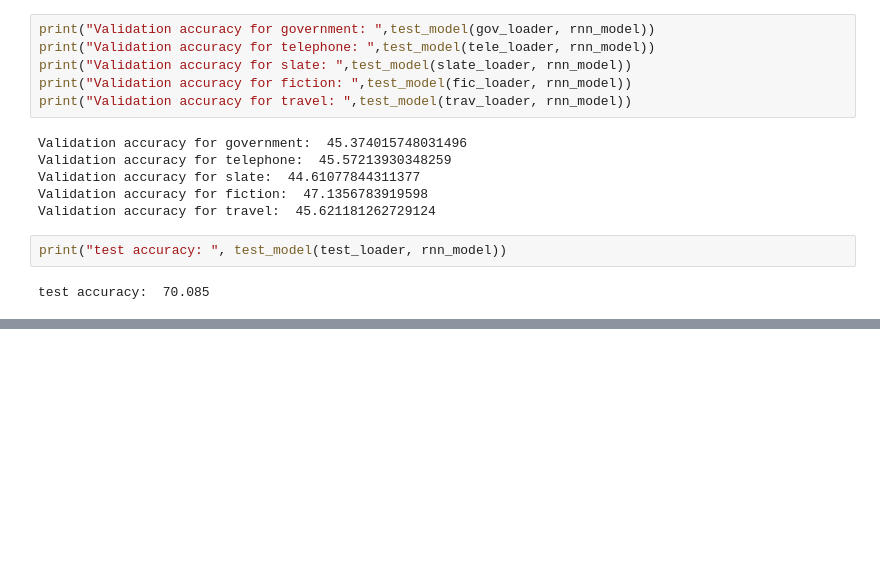
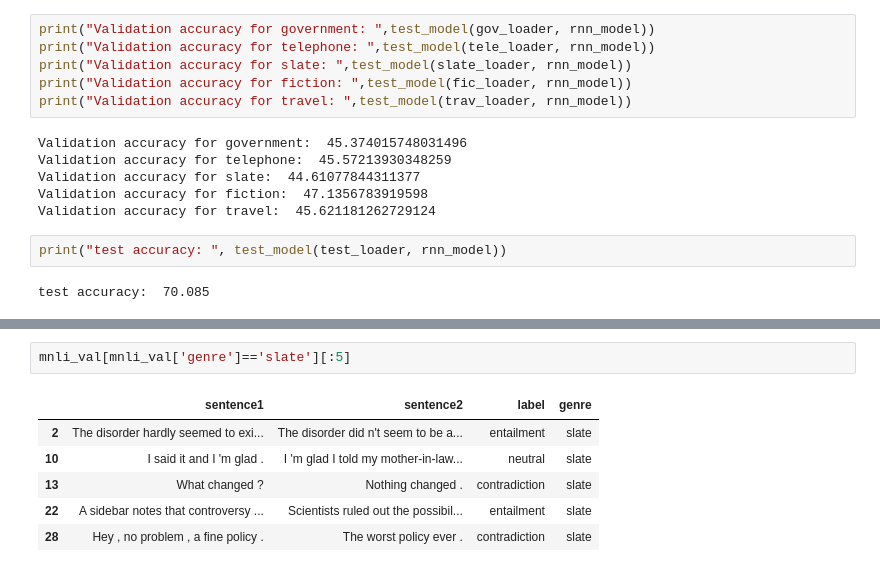
Before and after one commit to AMS889/DS-GA1011_Homework2, a Jupyter notebook: Homework2.ipynb, the cells around one changed output, grey strips where cells are left out. Drawn from its saved outputs; the diff is of its cells as text; blank space fills up the shorter version.

```diff
--- a/Homework2.ipynb
+++ b/Homework2.ipynb
@@ -916,0 +947,9 @@ test accuracy:  70.085
+# %%
+mnli_val[mnli_val['genre']=='slate'][:5]
+# %% [output]
+|  | sentence1 | sentence2 | label | genre |
+| 2 | The disorder hardly seemed to exi... | The disorder did n't seem to be a... | entailment | slate |
+| 10 | I said it and I 'm glad . | I 'm glad I told my mother-in-law... | neutral | slate |
+| 13 | What changed ? | Nothing changed . | contradiction | slate |
+| 22 | A sidebar notes that controversy ... | Scientists ruled out the possibil... | entailment | slate |
+| 28 | Hey , no problem , a fine policy . | The worst policy ever . | contradiction | slate |
```
Also changed, not shown: parts of 5 cells of this notebook, 1 other file.
